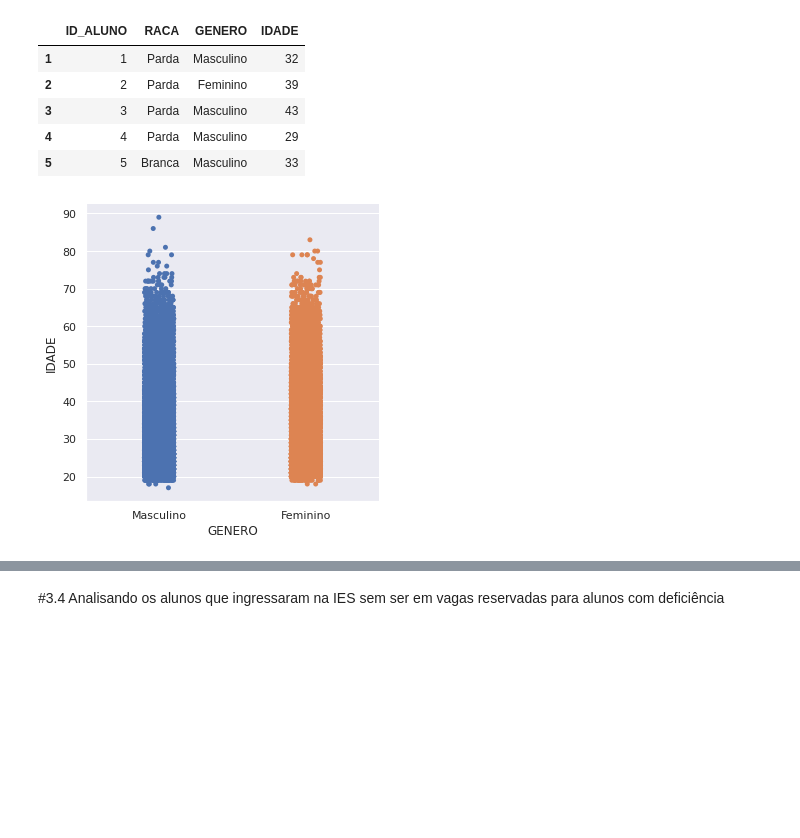
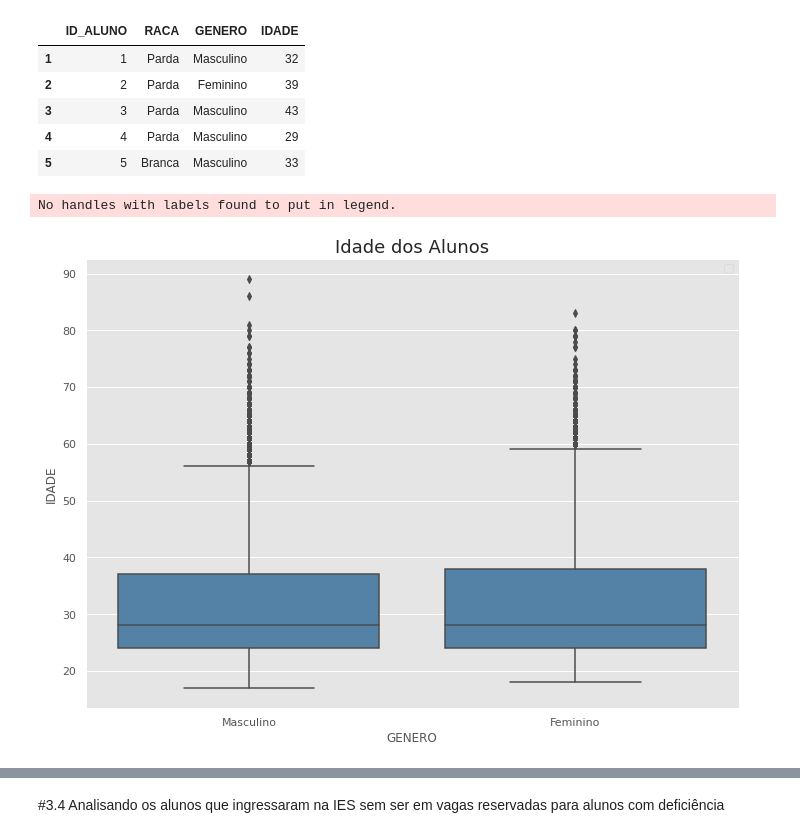
Before and after one commit to roxacarv/edulearn, a Jupyter notebook: Edulearn.ipynb, the cells around one changed output, grey strips where cells are left out. Drawn from its saved outputs; the diff is of its cells as text; code cells hidden in the pictures; blank space fills up the shorter version.

```diff
--- a/Edulearn.ipynb
+++ b/Edulearn.ipynb
@@ -760,8 +785,3 @@ perfil_aluno.head()
 | 3 | 3 | Parda | Masculino | 43 |
 | 4 | 4 | Parda | Masculino | 29 |
 | 5 | 5 | Branca | Masculino | 33 |
-# %%
-#Gráfico categórico Catplot
-aluno_genero = sns.catplot(x='GENERO', y='IDADE', data=perfil_aluno)
-# %% [output]
-[figure, removed]
@@ -771,0 +788,9 @@ aluno_genero = sns.catplot(x='GENERO', y='IDADE', data=perfil_aluno)
+# %%
+#Visualizando os alunos pela idade
+sns.boxplot(y=df_aluno['IDADE'], color='SteelBlue', x=df_aluno['GENERO'])
+plt.title("Idade dos Alunos", loc="center", fontsize=18)
+plt.legend()
+plt.show()
+# %% [output]
+No handles with labels found to put in legend.
+[figure, added]
```
Also changed, not shown: parts of 23 cells of this notebook.
